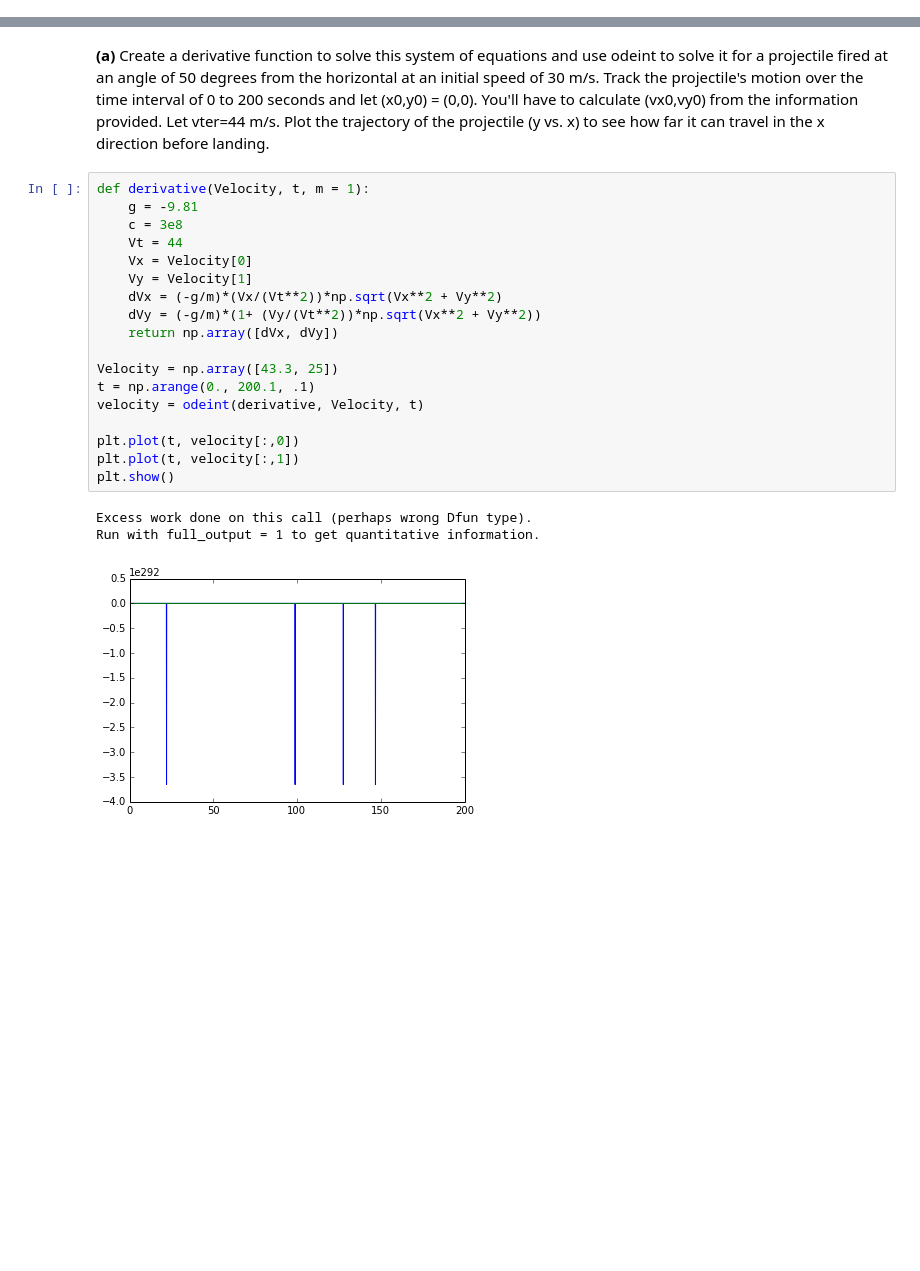
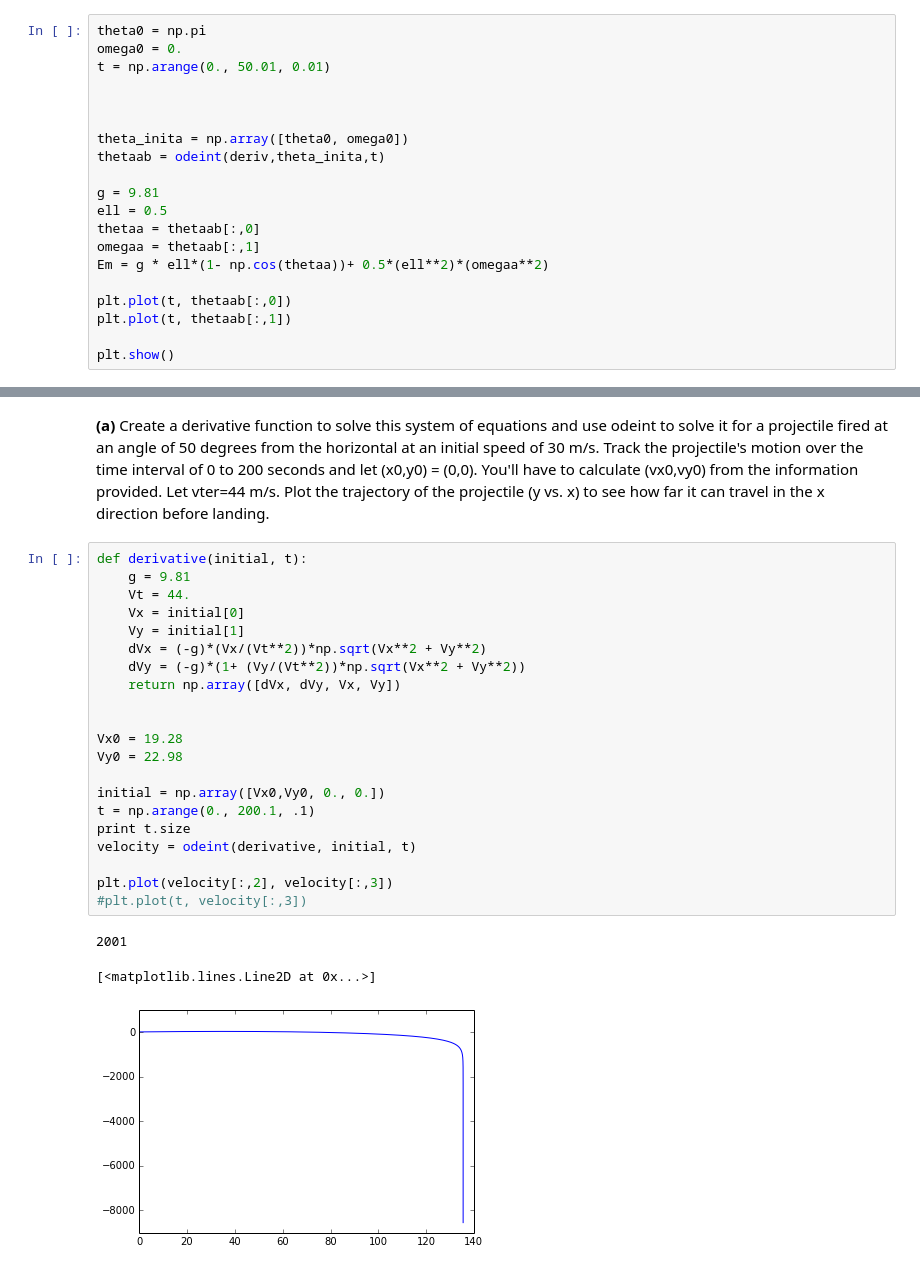
Before and after one commit to kmcombs/PHYS202-S14, a Jupyter notebook: SciPy/ODEExercises.ipynb, the cells around one changed output, grey strips where cells are left out. Saved outputs shown, nothing was run; the diff lists cells and outputs as text; blank space fills up the shorter version.

```diff
--- a/SciPy/ODEExercises.ipynb
+++ b/SciPy/ODEExercises.ipynb
@@ -125,2 +126,22 @@ Run with full_output = 1 to get quantitative information.
 # %% [markdown]
 **(d)** Now look at what happens if we start the pendulum straight up, θ=π. Go for at least 50 s. Be sure to describe what happens numerically according to the θ vs. t, ω vs. t and E/m vs. t plots. What do you think should happen? What happens if you change the error tolerance on odeint? How does this compare to a nearly vertical pendulum: θ0=π−0.000001 ?
+# %%
+theta0 = np.pi
+omega0 = 0.
+t = np.arange(0., 50.01, 0.01)
+
+
+
+theta_inita = np.array([theta0, omega0])
+thetaab = odeint(deriv,theta_inita,t)
+
+g = 9.81
+ell = 0.5
+thetaa = thetaab[:,0]
+omegaa = thetaab[:,1]
+Em = g * ell*(1- np.cos(thetaa))+ 0.5*(ell**2)*(omegaa**2)
+
+plt.plot(t, thetaab[:,0])
+plt.plot(t, thetaab[:,1])
+
+plt.show()
@@ -193,24 +248,27 @@ ValueError: x and y must have same first dimension
 # %% [markdown]
 **(a)** Create a derivative function to solve this system of equations and use odeint to solve it for a projectile fired at an angle of 50 degrees from the horizontal at an initial speed of 30 m/s. Track the projectile's motion over the time interval of 0 to 200 seconds and let (x0,y0) = (0,0). You'll have to calculate (vx0,vy0) from the information provided. Let vter=44 m/s. Plot the trajectory of the projectile (y vs. x) to see how far it can travel in the x direction before landing.
 # %%
-def derivative(Velocity, t, m = 1):
-    g = -9.81
-    c = 3e8
-    Vt = 44
-    Vx = Velocity[0]
-    Vy = Velocity[1]
-    dVx = (-g/m)*(Vx/(Vt**2))*np.sqrt(Vx**2 + Vy**2)
-    dVy = (-g/m)*(1+ (Vy/(Vt**2))*np.sqrt(Vx**2 + Vy**2))
-    return np.array([dVx, dVy])
+def derivative(initial, t):
+    g = 9.81
+    Vt = 44.
+    Vx = initial[0]
+    Vy = initial[1]
+    dVx = (-g)*(Vx/(Vt**2))*np.sqrt(Vx**2 + Vy**2)
+    dVy = (-g)*(1+ (Vy/(Vt**2))*np.sqrt(Vx**2 + Vy**2))
+    return np.array([dVx, dVy, Vx, Vy])
 
-Velocity = np.array([43.3, 25])
+
+Vx0 = 19.28
+Vy0 = 22.98
+
+initial = np.array([Vx0,Vy0, 0., 0.])
 t = np.arange(0., 200.1, .1)
-velocity = odeint(derivative, Velocity, t)
+print t.size
+velocity = odeint(derivative, initial, t)
 
-plt.plot(t, velocity[:,0])
-plt.plot(t, velocity[:,1])
-plt.show()
+plt.plot(velocity[:,2], velocity[:,3])
+#plt.plot(t, velocity[:,3])
 # %% [output]
-Excess work done on this call (perhaps wrong Dfun type).
-Run with full_output = 1 to get quantitative information.
+2001
+[<matplotlib.lines.Line2D at 0x...>]
-[figure, old version]
+[figure, new version]
```
Also changed, not shown: parts of 8 cells of this notebook, 1 other file.
